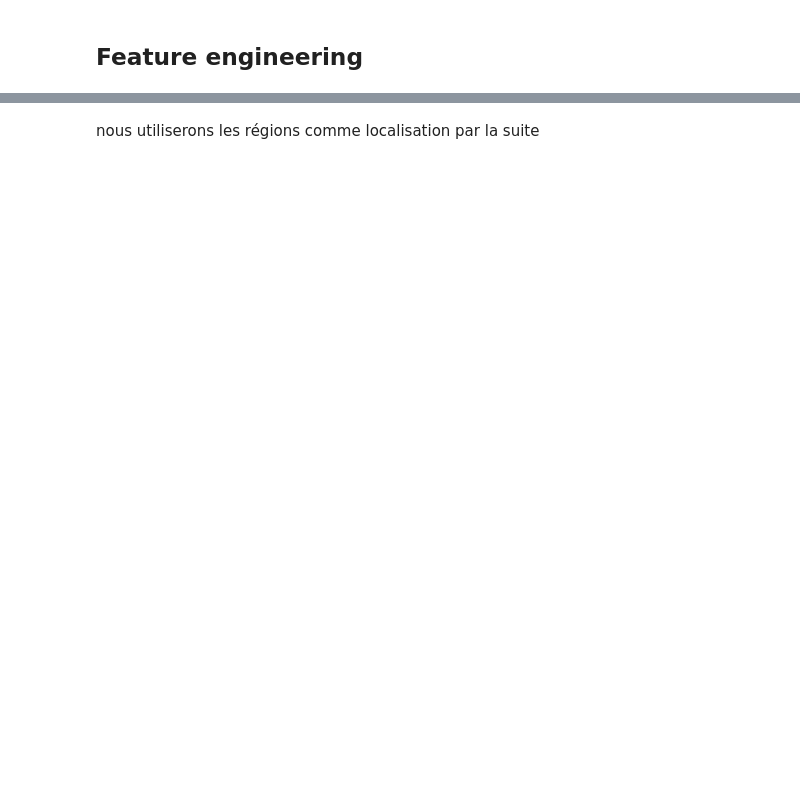
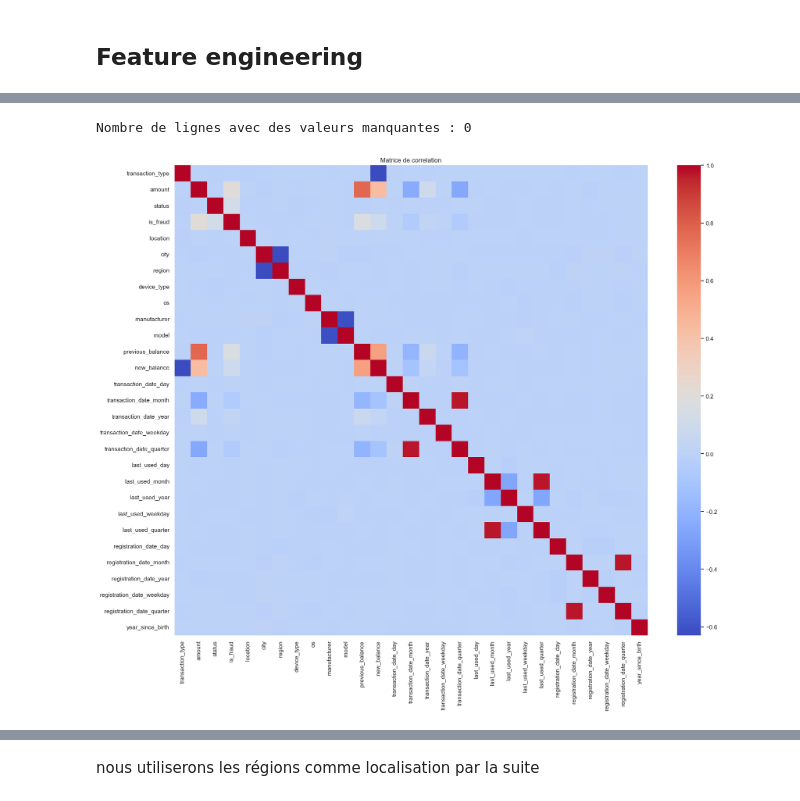
Before and after one commit to Anaaurelle237/AI_Summer_projet_8, a Jupyter notebook: notebooks/modelisation_ai.ipynb, the cells around one changed output, grey strips where cells are left out. Saved outputs shown, nothing was run; the diff lists cells and outputs as text; code cells hidden in the pictures; blank space fills up the shorter version.

```diff
--- a/notebooks/modelisation_ai.ipynb
+++ b/notebooks/modelisation_ai.ipynb
@@ -115,0 +108,11 @@ customers.head()
+# %%
+scaler = StandardScaler()
+num_columns = list(data.select_dtypes(["float64"]).columns)
+for col in num_columns:
+    data[col] = scaler.fit_transform(data[[col]])
+# %%
+# Encodage des variables categorielles
+le = LabelEncoder()
+categorical_columns = data.select_dtypes(include=['object']).columns
+for col in categorical_columns:
+    data[col] = le.fit_transform(data[col].astype(str))
@@ -115,0 +139,17 @@ customers.head()
+# %%
+# Fonction pour extraire les composantes de date
+def extract_date_features(data, column):
+    data[f'{column}_day'] = data[column].dt.day
+    data[f'{column}_month'] = data[column].dt.month
+    data[f'{column}_year'] = data[column].dt.year
+    data[f'{column}_weekday'] = data[column].dt.weekday
+    data[f'{column}_quarter'] = data[column].dt.quarter
+    return data
+
+# Conversion des dates et extraction des caractéristiques
+date_columns = ['transaction_date','last_used', 'registration_date'] # 'date_of_birth'
+for col in date_columns:
+    data = extract_date_features(data, col)
+
+    # Suppression de la colonne de date originale
+    data = data.drop(columns=[col])
@@ -115,0 +193,10 @@ customers.head()
+# %%
+date_of_today = datetime.now()
+
+def calculate_and_assign(row):
+  years_since_birth = int((date_of_today - row['date_of_birth']).days / 360)
+  return pd.Series({'year_since_birth': years_since_birth})
+
+data["year_since_birth"] = data.apply(calculate_and_assign, axis=1)
+data.drop(columns=["date_of_birth"], inplace=True)
+data.head()
@@ -115,0 +211,17 @@ customers.head()
+# %%
+lignes_avec_manquantes = df3[df3.isnull().any(axis=1)]
+
+nombre_lignes_manquantes = lignes_avec_manquantes.shape[0]
+
+print("Nombre de lignes avec des valeurs manquantes :", nombre_lignes_manquantes)
+# %% [output]
+Nombre de lignes avec des valeurs manquantes : 0
+# %%
+# Analyse de correlation
+corr_matrix = data.corr()
+plt.figure(figsize=(20, 16))
+sns.heatmap(corr_matrix, annot=False, cmap='coolwarm')
+plt.title('Matrice de correlation')
+plt.show()
+# %% [output]
+[figure, added]
```
Also changed, not shown: parts of 56 cells of this notebook.
